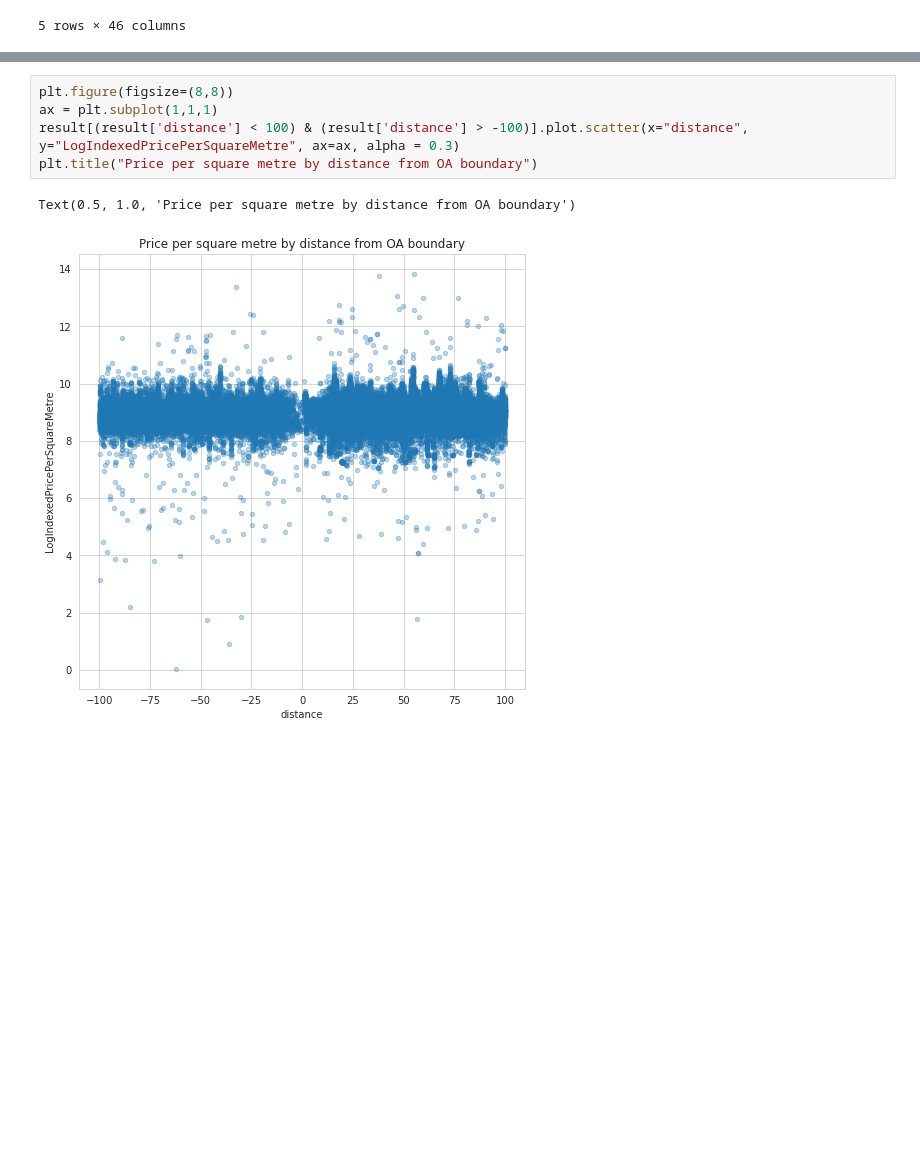
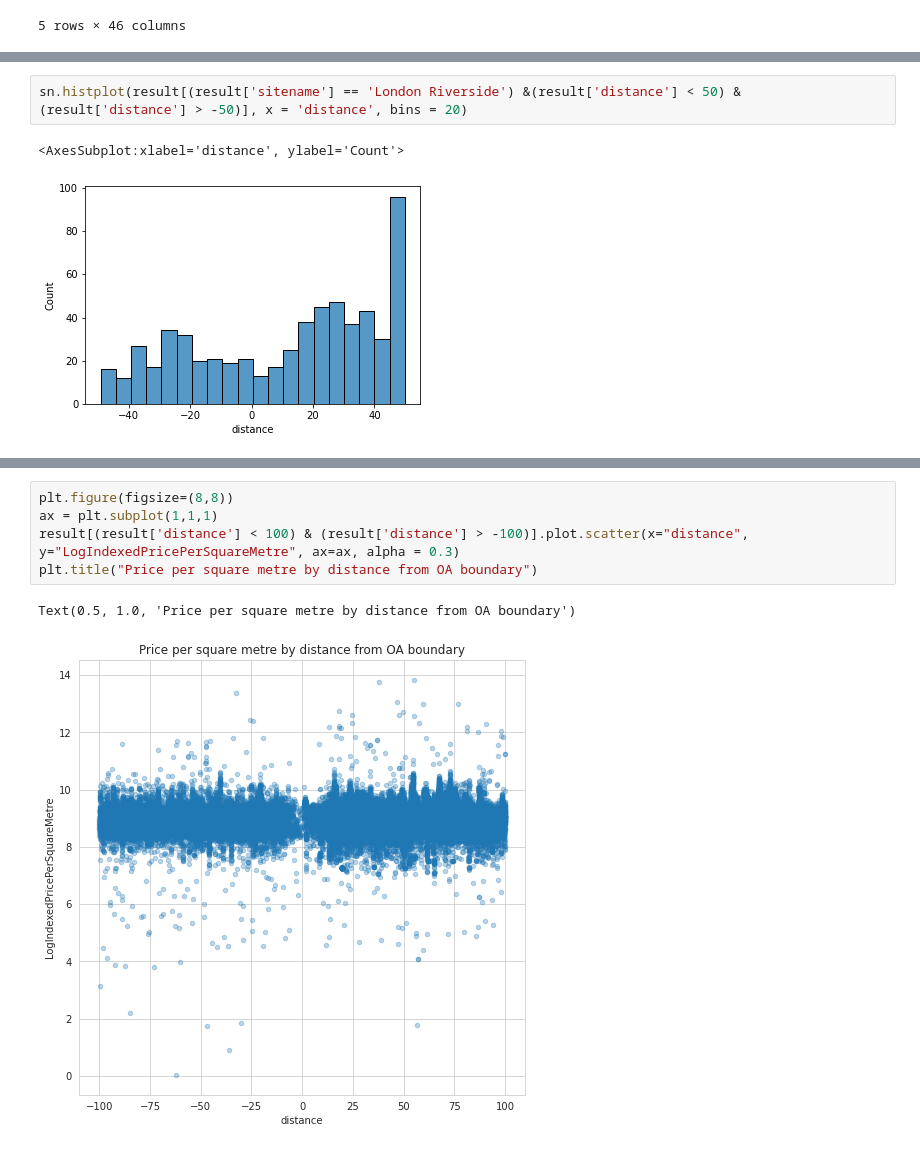
Before and after one commit to MHathorn/DSSS_Assessment, a Jupyter notebook: RDD_Clean.ipynb, the cells around one changed output, grey strips where cells are left out. Cells and saved outputs as stored; diff of their text form; blank space fills up the shorter version.

```diff
--- a/RDD_Clean.ipynb
+++ b/RDD_Clean.ipynb
@@ -267,0 +290,5 @@ plt.show()
+# %%
+sn.histplot(result[(result['sitename'] == 'London Riverside') &(result['distance'] < 50) & (result['distance'] > -50)], x = 'distance', bins = 20)
+# %% [output]
+<AxesSubplot:xlabel='distance', ylabel='Count'>
+[figure, added]
```
Also changed, not shown: parts of 7 cells of this notebook, 33 other files.
